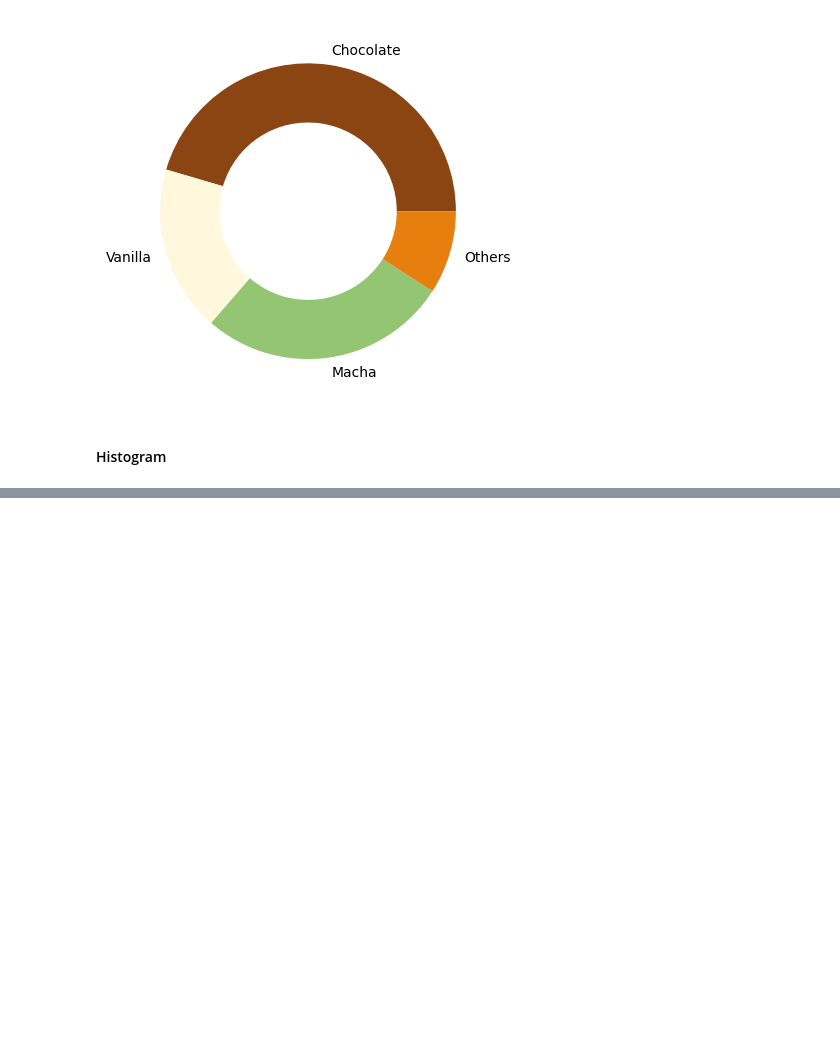
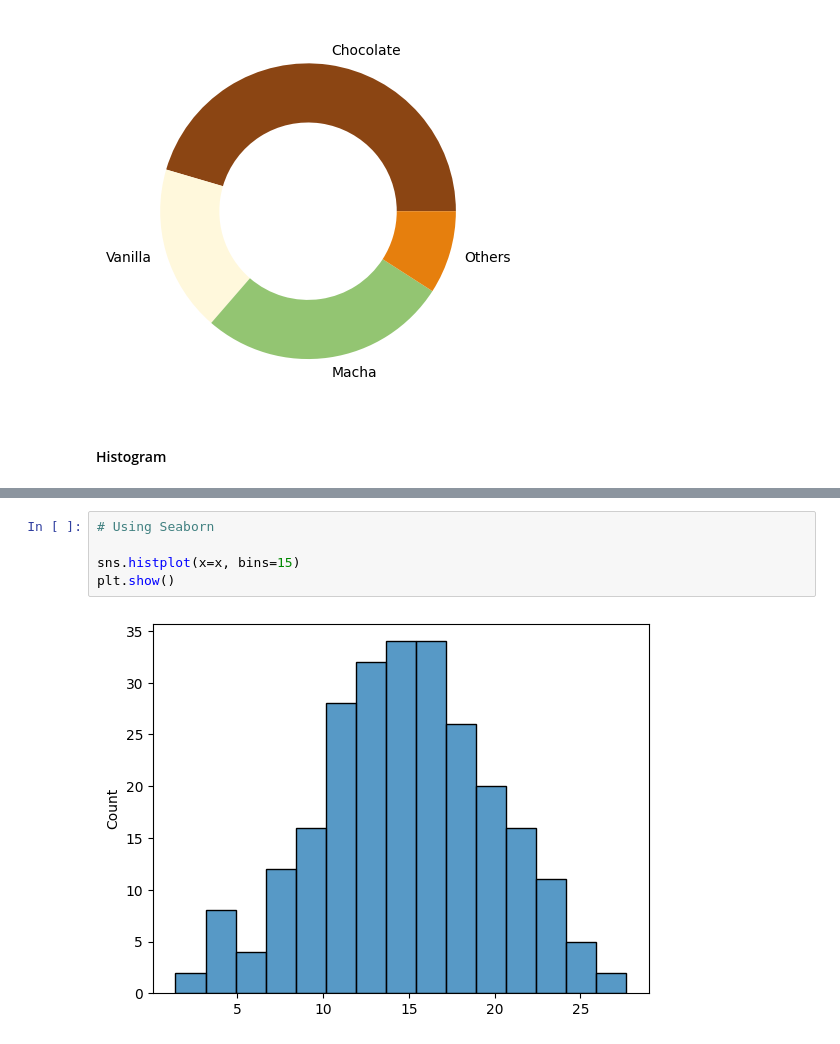
Before and after one commit to Bayhaqieee/AI, a Jupyter notebook: Bangkit/Data Analysis/data_visualization_univariate.ipynb, the cells around one changed output, grey strips where cells are left out. Drawn from its saved outputs; the diff is of its cells as text; blank space fills up the shorter version.

```diff
--- a/Bangkit/Data Analysis/data_visualization.ipynb
+++ b/Bangkit/Data Analysis/data_visualization_univariate.ipynb
@@ -90,0 +98,7 @@ plt.pie(
+# %%
+# Using Seaborn
+
+sns.histplot(x=x, bins=15)
+plt.show()
+# %% [output]
+[figure, added]
```
Also changed, not shown: parts of 4 cells of this notebook.
